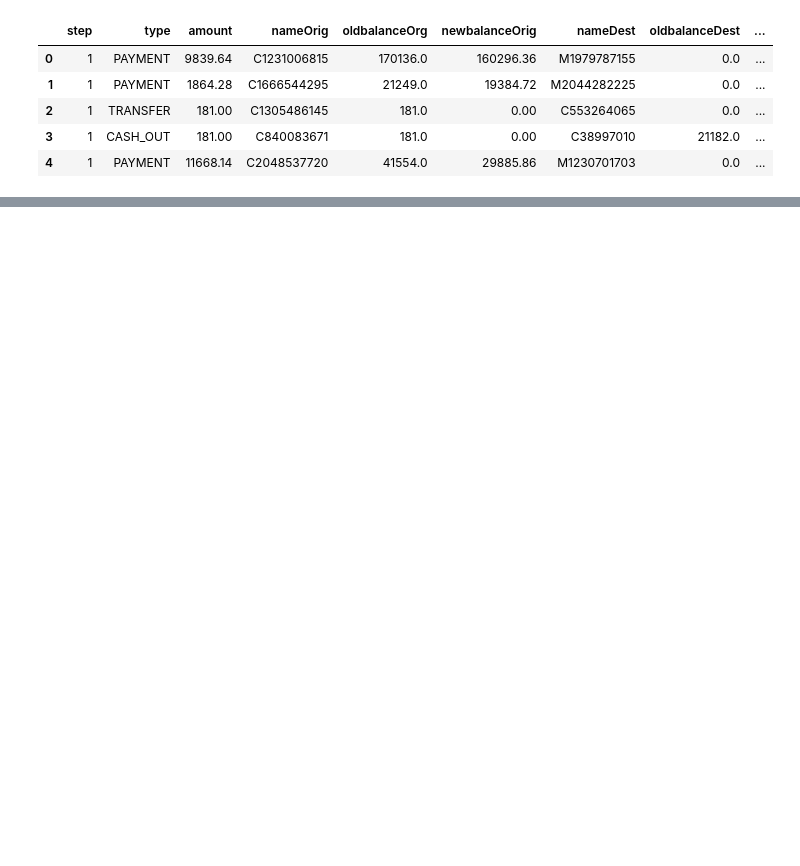
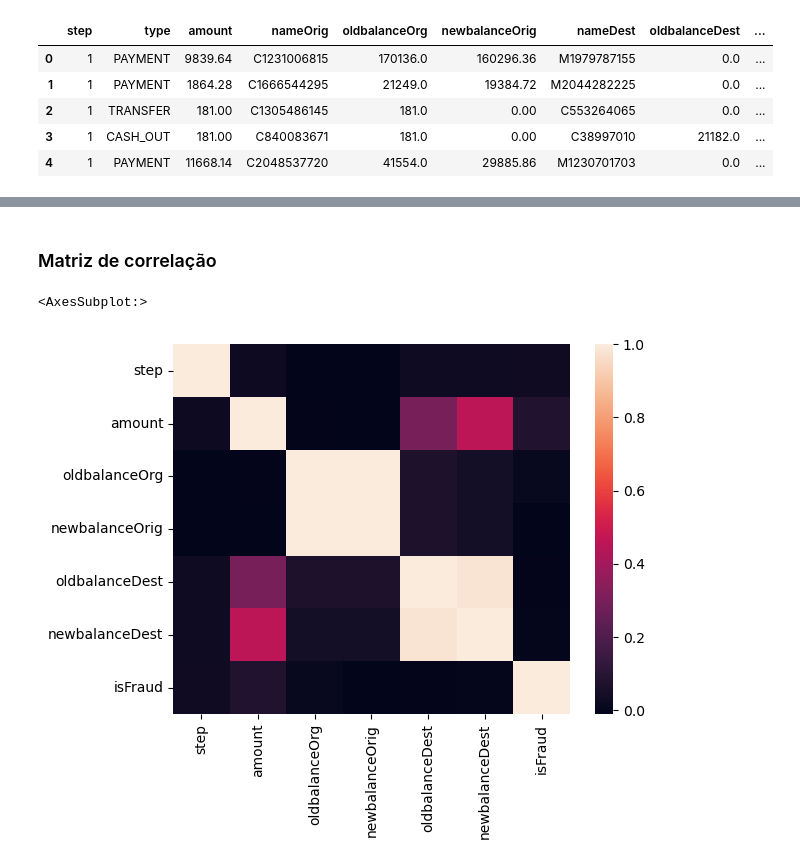
Before and after one commit to hugosantosbessa/ML2023-HugoBessa, a Jupyter notebook: trabalho_final/Trabalho Final.ipynb, the cells around one changed output, grey strips where cells are left out. Cells and saved outputs as stored; diff of their text form; code cells hidden in the pictures; blank space fills up the shorter version.

```diff
--- a/trabalho_final/Trabalho Final.ipynb
+++ b/trabalho_final/Trabalho Final.ipynb
@@ -33,6 +48,6 @@ import pandas as pd
 # %%
-data_train = pd.read_csv('PS_20174392719_1491204439457_log.csv')
-data_train.head()
+df = pd.read_csv('PS_20174392719_1491204439457_log.csv')
+df.head()
 # %% [output]
 |  | step | type | amount | nameOrig | oldbalanceOrg | newbalanceOrig | nameDest | oldbalanceDest | ... |
 | 0 | 1 | PAYMENT | 9839.64 | C1231006815 | 170136.0 | 160296.36 | M1979787155 | 0.0 | ... |
@@ -42,0 +104,3 @@ data_train.head()
+# %%
+df.drop(['nameOrig','nameDest','isFlaggedFraud'],axis=1,inplace=True)
+df.head()
@@ -42,0 +147,8 @@ data_train.head()
+# %% [markdown]
+### Matriz de correlação
+# %%
+from seaborn import heatmap
+heatmap(df.corr())
+# %% [output]
+<AxesSubplot:>
+[figure, added]
```
Also changed, not shown: parts of 33 cells of this notebook, 1 other file.
